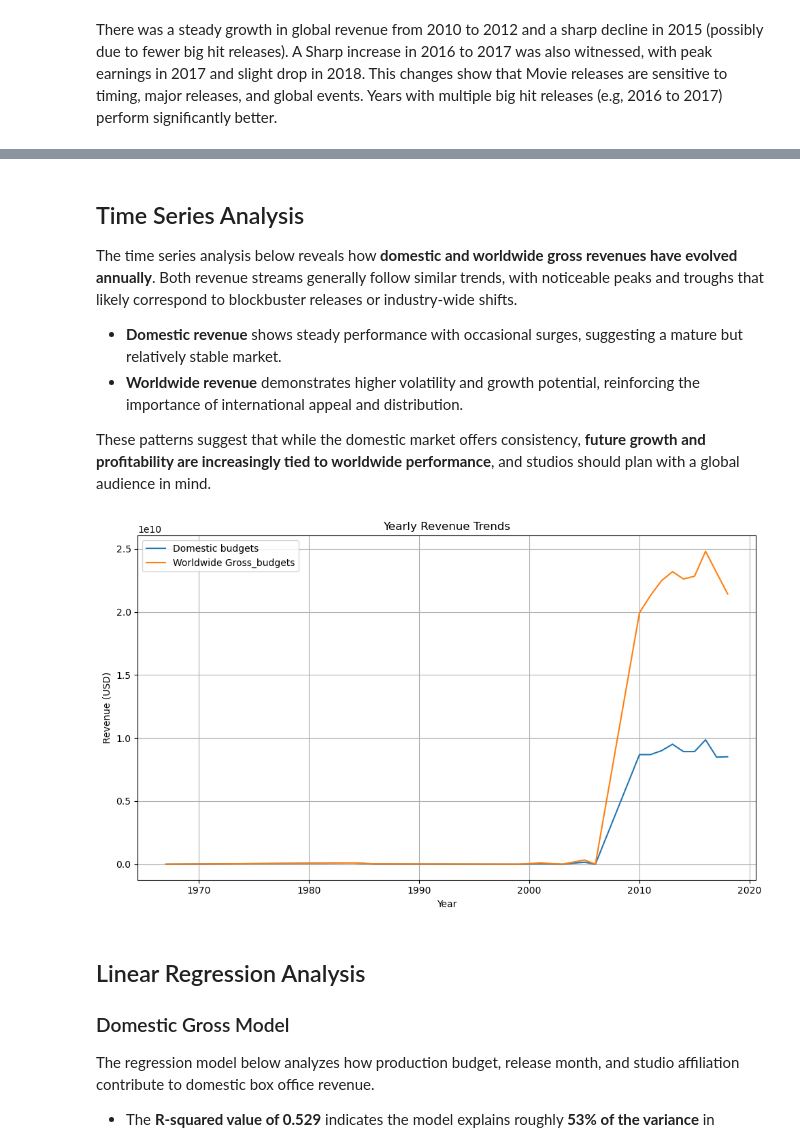
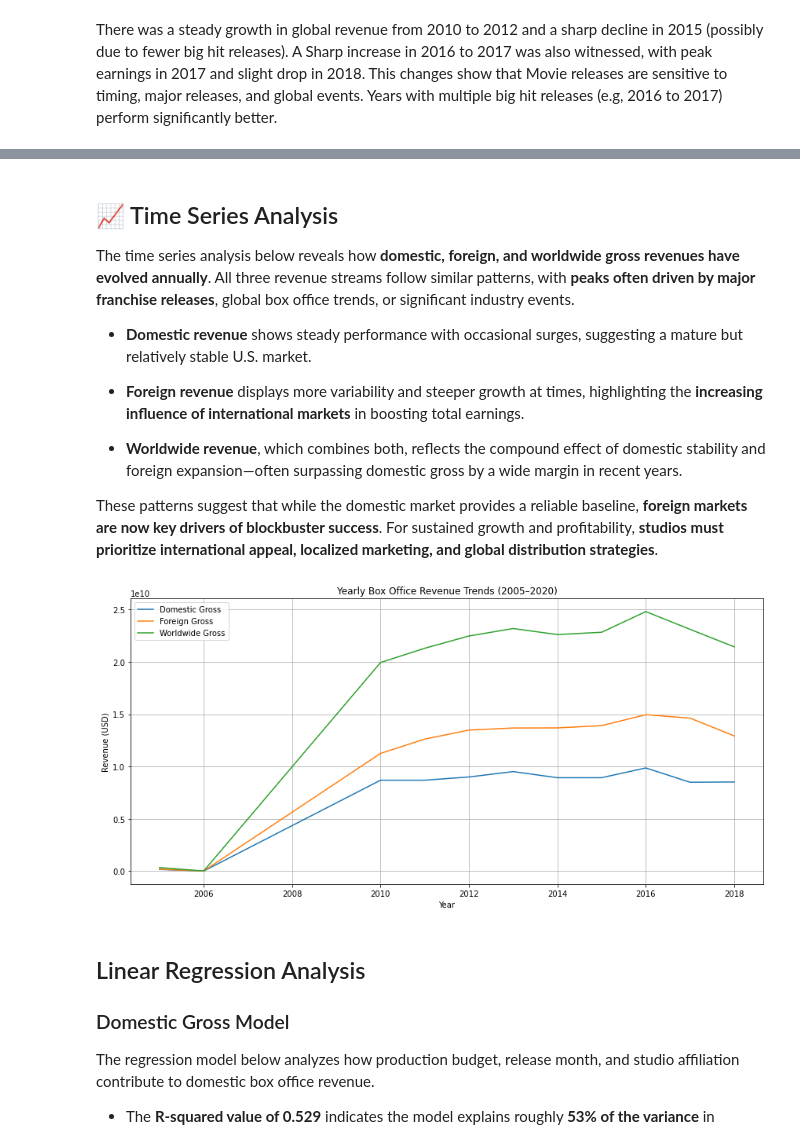
Before and after one commit to Ominak/Movie-Business-Launch, a Jupyter notebook: student.ipynb, the cells around one changed output, grey strips where cells are left out. Cells and saved outputs as stored; diff of their text form; code cells hidden in the pictures.

```diff
--- a/student.ipynb
+++ b/student.ipynb
@@ -575,39 +625,53 @@ model_df['studio'] = model_df['studio'].astype(str)
 # Create dummy variables
 df_encoded = pd.get_dummies(model_df[['production_budget', 'release_month', 'studio']], drop_first=True)
 # %% [markdown]
-## Time Series Analysis
+## 📈 Time Series Analysis
 
-The time series analysis below reveals how **domestic and worldwide gross revenues have evolved annually**. Both revenue streams generally follow similar trends, with noticeable peaks and troughs that likely correspond to blockbuster releases or industry-wide shifts.
+The time series analysis below reveals how **domestic, foreign, and worldwide gross revenues have evolved annually**. All three revenue streams follow similar patterns, with **peaks often driven by major franchise releases**, global box office trends, or significant industry events.
 
-- **Domestic revenue** shows steady performance with occasional surges, suggesting a mature but relatively stable market.
-- **Worldwide revenue** demonstrates higher volatility and growth potential, reinforcing the importance of international appeal and distribution.
+* **Domestic revenue** shows steady performance with occasional surges, suggesting a mature but relatively stable U.S. market.
 
-These patterns suggest that while the domestic market offers consistency, **future growth and profitability are increasingly tied to worldwide performance**, and studios should plan with a global audience in mind.
+* **Foreign revenue** displays more variability and steeper growth at times, highlighting the **increasing influence of international markets** in boosting total earnings.
+
+* **Worldwide revenue**, which combines both, reflects the compound effect of domestic stability and foreign expansion—often surpassing domestic gross by a wide margin in recent years.
+
+These patterns suggest that while the domestic market provides a reliable baseline, **foreign markets are now key drivers of blockbuster success**. For sustained growth and profitability, **studios must prioritize international appeal, localized marketing, and global distribution strategies**.
 # %%
 # Ensure 'release_year' exists
 merged_df['release_year'] = merged_df['release_date'].dt.year
+
+# Filter for movies released between 2005 and 2020
+merged_df = merged_df[(merged_df['release_year'] >= 2005) & (merged_df['release_year'] <= 2020)]
 
 # Replace inf values and drop missing ones
 merged_df[['domestic_gross_budgets', 'worldwide_gross_budgets']] = merged_df[
     ['domestic_gross_budgets', 'worldwide_gross_budgets']
 ].replace([np.inf, -np.inf], np.nan)
 merged_df.dropna(subset=['domestic_gross_budgets', 'worldwide_gross_budgets', 'release_year'], inplace=True)
 
-# Group by year and plot
-yearly_revenue = merged_df.groupby('release_year')[['domestic_gross_budgets', 'worldwide_gross_budgets']].sum().reset_index()
+# Calculate foreign gross
+merged_df['foreign_gross_budgets'] = merged_df['worldwide_gross_budgets'] - merged_df['domestic_gross_budgets']
 
-plt.figure(figsize=(10, 6))
-sns.lineplot(data=yearly_revenue, x='release_year', y='domestic_gross_budgets', label='Domestic budgets')
-sns.lineplot(data=yearly_revenue, x='release_year', y='worldwide_gross_budgets', label='Worldwide Gross_budgets')
-plt.title("Yearly Revenue Trends")
+# Group by year and sum all gross types
+yearly_revenue = merged_df.groupby('release_year')[[
+    'domestic_gross_budgets', 'foreign_gross_budgets', 'worldwide_gross_budgets'
+]].sum().reset_index()
+
+# Plot
+plt.figure(figsize=(12, 6))
+sns.lineplot(data=yearly_revenue, x='release_year', y='domestic_gross_budgets', label='Domestic Gross')
+sns.lineplot(data=yearly_revenue, x='release_year', y='foreign_gross_budgets', label='Foreign Gross')
+sns.lineplot(data=yearly_revenue, x='release_year', y='worldwide_gross_budgets', label='Worldwide Gross')
+
+plt.title("Yearly Box Office Revenue Trends (2005–2020)")
 plt.xlabel("Year")
 plt.ylabel("Revenue (USD)")
 plt.legend()
 plt.grid(True)
 plt.tight_layout()
 plt.show()
 # %% [output]
-[figure, old version]
+[figure, new version]
 # %% [markdown]
 ## Linear Regression Analysis
 
```
Also changed, not shown: parts of 37 cells of this notebook.
